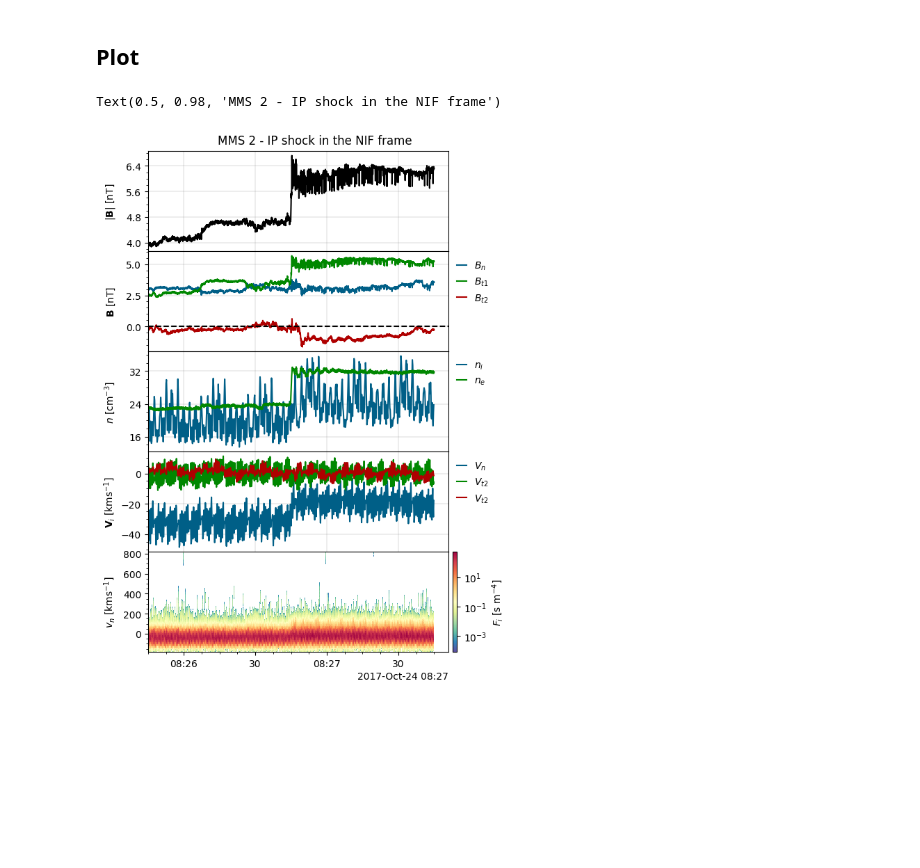
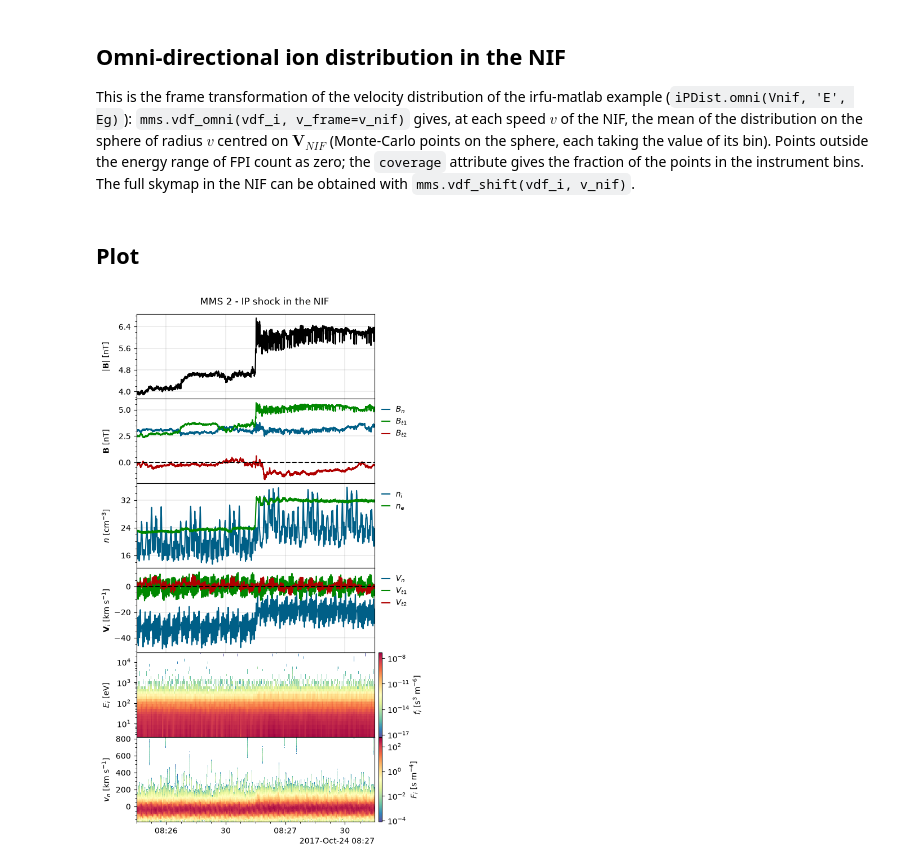
Before and after one commit to louis-richard/irfu-python, a Jupyter notebook: docs/examples/01_mms/example_mms_ipshocks.ipynb, the cells around one changed output. Cells and saved outputs as stored; diff of their text form; code cells hidden in the pictures; blank space fills up the shorter version.

```diff
--- a/docs/examples/01_mms/example_mms_ipshocks.ipynb
+++ b/docs/examples/01_mms/example_mms_ipshocks.ipynb
@@ -53,4 +56,9 @@ mms_id = 2
 # %%
+event_num = 0
+reference_frame = "nif"
+mms_id = 2
+
 tint = ipshock_events[event_num]["tint"]
 tintu = ipshock_events[event_num]["tintu"]
 tintd = ipshock_events[event_num]["tintd"]
+energy_nif = ipshock_events[event_num]["energy"]
@@ -160,2 +139,14 @@ elif reference_frame.lower() == "s/c":
+# %% [markdown]
+## Omni-directional ion distribution in the NIF
+This is the frame transformation of the velocity distribution of the irfu-matlab example (`iPDist.omni(Vnif, 'E', Eg)`): `mms.vdf_omni(vdf_i, v_frame=v_nif)` gives, at each speed $v$ of the NIF, the mean of the distribution on the sphere of radius $v$ centred on $\mathbf{V}_{NIF}$ (Monte-Carlo points on the sphere, each taking the value of its bin). Points outside the energy range of FPI count as zero; the `coverage` attribute gives the fraction of the points in the instrument bins. The full skymap in the NIF can be obtained with `mms.vdf_shift(vdf_i, v_nif)`.
+# %%
+if reference_frame == "nif":
+    omni_i = mms.vdf_omni(
+        vdf_i, v_frame=v_nif, energy=energy_nif, n_mc=2000, random_state=0
+    )
+else:
+    omni_i = mms.vdf_omni(vdf_i)
+
+omni_i = mms.vdf_convert(omni_i, "s^3/m^6")
 # %% [markdown]
 ## Plot
@@ -166,29 +153,42 @@ legend_options = dict(
 # %%
-f, axs = plt.subplots(5, sharex="all", figsize=(6, 8))
-f.subplots_adjust(hspace=0, left=0.1, right=0.82, bottom=0.05, top=0.95)
+legend_options = dict(
+    handlelength=1, ncol=1, frameon=False, loc="upper left", bbox_to_anchor=(1.0, 1.0)
+)
+frame = reference_frame.upper()
+
+f, axs = plt.subplots(6, sharex="all", figsize=(6.5, 10))
+f.subplots_adjust(hspace=0, left=0.15, right=0.8, bottom=0.05, top=0.95)
+
 plot_line(axs[0], pyrf.norm(b_gse), color="k")
-axs[0].set_ylabel("$|\\mathbf{B}|~[\\mathrm{nT}]$")
+axs[0].set_ylabel("$|\\mathbf{B}|$ [nT]")
 
-plot_line(axs[1], pyrf.new_xyz(b_gse, r_mat.data[0, ...]))
+plot_line(axs[1], pyrf.new_xyz(b_gse, basis.T))
 axs[1].axhline(0.0, color="k", linestyle="--")
-axs[1].legend(["$B_{n}$", "$B_{t1}$", "$B_{t2}$"], **legend_options)
-axs[1].set_ylabel("$\\mathbf{B}~[\\mathrm{nT}]$")
+axs[1].legend([f"$B_{{{c}}}$" for c in components], **legend_options)
+axs[1].set_ylabel("$\\mathbf{B}$ [nT]")
 
 plot_line(axs[2], n_i, label="$n_i$")
 plot_line(axs[2], n_e, label="$n_e$")
 axs[2].legend(**legend_options)
-axs[2].set_ylabel("$n~[\\mathrm{cm}^{-3}]$")
+axs[2].set_ylabel("$n$ [cm$^{-3}$]")
 
-plot_line(axs[3], pyrf.new_xyz(v_gse_i - v_nif / 1e3, r_mat.data[0, ...]))
-axs[3].legend(["$V_{n}$", "$V_{t2}$", "$V_{t2}$"], **legend_options)
-axs[3].set_ylabel("$\\mathbf{V}_i~[\\mathrm{km} \\mathrm{s}^{-1}]$")
+plot_line(axs[3], pyrf.new_xyz(v_gse_i - v_nif, basis.T))
+axs[3].axhline(0.0, color="k", linestyle="--")
+axs[3].legend([f"$V_{{{c}}}$" for c in components], **legend_options)
+axs[3].set_ylabel("$\\mathbf{V}_i$ [km s$^{-1}$]")
 
-axs[4], caxs4 = plot_spectr(axs[4], f1d, cscale="log", cmap="Spectral_r")
-axs[4].set_ylabel("$v_n~[\\mathrm{km} \\mathrm{s}^{-1}]$")
-caxs4.set_ylabel("$F_i~[\\mathrm{s}~\\mathrm{m}^{-4}]$")
+axs[4], caxs4 = plot_spectr(
+    axs[4], omni_i, yscale="log", cscale="log", cmap="Spectral_r"
+)
+axs[4].set_ylabel("$E_i$ [eV]")
+caxs4.set_ylabel("$f_i$ [s$^3$ m$^{-6}$]")
 
+axs[5], caxs5 = plot_spectr(axs[5], f1d_i, cscale="log", cmap="Spectral_r")
+axs[5].set_ylabel(f"$v_{{{components[0]}}}$ [km s$^{{-1}}$]")
+caxs5.set_ylabel("$F_i$ [s m$^{-4}$]")
+
+axs[-1].set_xlim(np.datetime64(tint[0]), np.datetime64(tint[1]))
 f.align_ylabels(axs)
-f.suptitle(f"MMS {mms_id} - IP shock in the {reference_frame.upper()} frame")
+f.suptitle(f"MMS {mms_id} - IP shock in the {frame}");
 # %% [output]
-Text(0.5, 0.98, 'MMS 2 - IP shock in the NIF frame')
-[figure, old version]
+[figure, new version]
```
Also changed, not shown: parts of 20 cells of this notebook.
